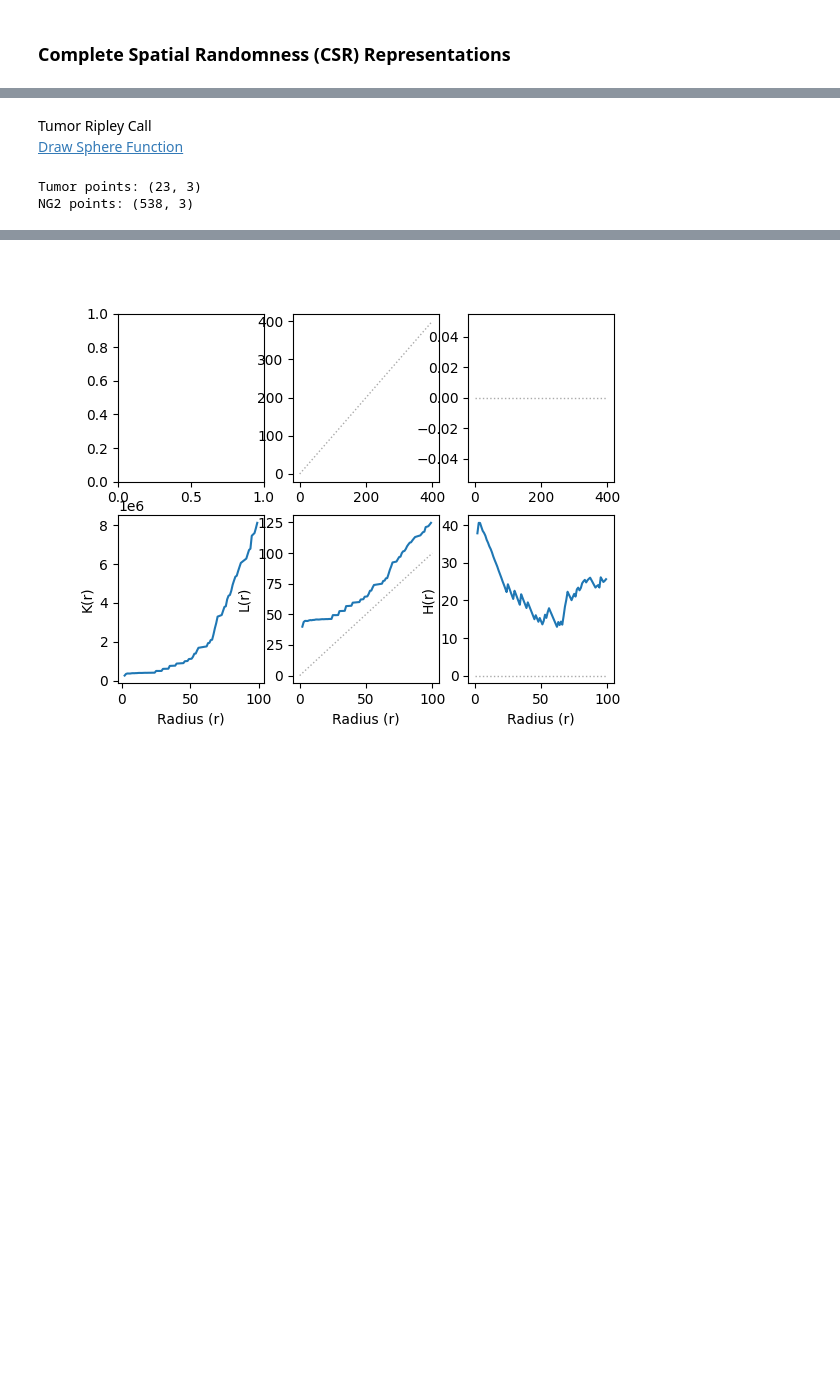
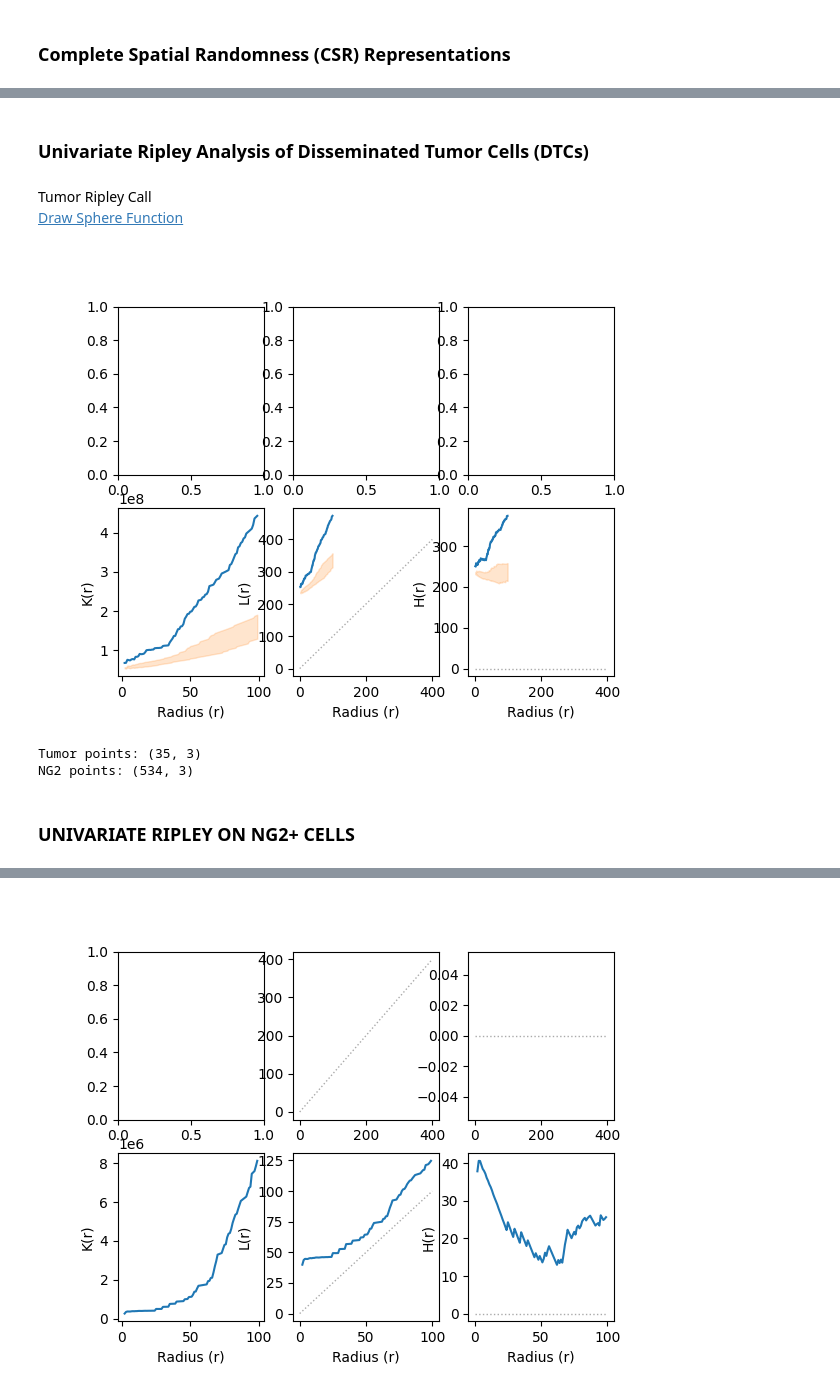
Before and after one commit to dkermany/mdspacer, a Jupyter notebook: ipynb/confocal_3D/Spatial3D.ipynb, the cells around one changed output, grey strips where cells are left out. Drawn from its saved outputs; the diff is of its cells as text; code cells hidden in the pictures; blank space fills up the shorter version.

```diff
--- a/ipynb/confocal_3D/Spatial3D.ipynb
+++ b/ipynb/confocal_3D/Spatial3D.ipynb
@@ -25,7 +25,8 @@ The line_profiler extension is already loaded. To reload it, use:
 # %%
 ### Loading Confocal Image (.OIB)
 
-path = "/home/dkermany/data/Bone_Project/weijie_selected/main_folder/FV10__oibs/FV10__20181106_172421.oib"
+# path = "/home/dkermany/data/Bone_Project/weijie_selected/main_folder/FV10__oibs/FV10__20190619_111005.oib"
+path = "/home/dkermany/data/Bone_Project/weijie_selected/main_folder/FV10__oibs/FV10__20190620_111343.oib"
 # path = "D:\\Datasets\\Bone_Mets\\FV10__oibs\\FV10__20190620_111343.oib"
 filename = os.path.splitext(os.path.basename(path))[0]
 
@@ -797,3 +822,5 @@ stats.uniform.rvs(0, 100)
+# %% [markdown]
+### Univariate Ripley Analysis of Disseminated Tumor Cells (DTCs)
 # %%
 
 # CSR_tumor_data = []
@@ -834,50 +863,56 @@ Tumor Ripley Call
 [Draw Sphere Function](#draw_sphere_in_volume)
 # %%
 # tumor_data = []
-# tumor_data_w = []
+tumor_data_w = []
 
-# # Max ripley search sphere size. Typically 1/3 or 1/2 of smallest dimension
-# # max_search_radius = min(mask.shape) // 3
+tumor_radii = np.arange(2, 100)
+
+# Max ripley search sphere size. Typically 1/3 or 1/2 of smallest dimension
+# max_search_radius = min(mask.shape) // 3
 # ripley = Ripley(tumor_points, tumor_radii, mask, boundary_correction=False)
-# ripley_w = Ripley(tumor_points, tumor_radii, mask, boundary_correction=True)
+ripley_w = CrossRipley(tumor_points, tumor_points, tumor_radii, mask, boundary_correction=True)
 
-# # Sort by radii
+# Sort by radii
 # K, L, H = map(sorted, ripley.run_ripley(2))
-# K_w, L_w, H_w = map(sorted, ripley_w.run_ripley(63))
+K_w, L_w, H_w = map(sorted, ripley_w.run_ripley(60))
 
-# # Organize into list of [Radius, K, L, H, Type, Line]
+# Organize into list of [Radius, K, L, H, Type, Line]
 # tumor_data += [(k[0], k[1], l[1], h[1], "Tumor") for k, l, h in zip(K, L, H)]
-# tumor_data_w += [(k[0], k[1], l[1], h[1], "Tumor") for k, l, h in zip(K_w, L_w, H_w)]
+tumor_data_w += [(k[0], k[1], l[1], h[1], "Tumor") for k, l, h in zip(K_w, L_w, H_w)]
 
 # tumor_rstats = pd.DataFrame(tumor_data, columns=["Radius (r)", "K(r)", "L(r)", "H(r)", "Type"])
-# tumor_rstats_w = pd.DataFrame(tumor_data_w, columns=["Radius (r)", "K(r)", "L(r)", "H(r)", "Type"])
+tumor_rstats_w = pd.DataFrame(tumor_data_w, columns=["Radius (r)", "K(r)", "L(r)", "H(r)", "Type"])
+
+tumor_rstats_w.to_csv(f"/home/dkermany/ripley_results/{filename}_univariate_DTC_rstats_w.csv")
 # %%
-# f, axes = plt.subplots(2, 3,)
+f, axes = plt.subplots(2, 3,)
 
 # ## Top Row
 # # K
 # sns.lineplot(data=tumor_rstats, x="Radius (r)", y="K(r)", ax=axes[0, 0])
 # sns.lineplot(data=CSR_tumor_rstats, x="Radius (r)", y="K(r)", ax=axes[0, 0], alpha=0, errorbar=("pi", 95))
 # # L
 # sns.lineplot(data=tumor_rstats, x="Radius (r)", y="L(r)", ax=axes[0, 1])
 # sns.lineplot(data=CSR_tumor_rstats, x="Radius (r)", y="L(r)", ax=axes[0, 1], alpha=0, errorbar=("pi", 95))
 # axes[0, 1].plot([0, 400], [0, 400], linewidth=1, linestyle="dotted", color="#aaa") # Expected line
 # # H
 # sns.lineplot(data=tumor_rstats, x="Radius (r)", y="H(r)", ax=axes[0, 2])
 # sns.lineplot(data=CSR_tumor_rstats, x="Radius (r)", y="H(r)", ax=axes[0, 2], alpha=0, errorbar=("pi", 95))
 # axes[0, 2].plot([0, 400], [0, 0], linewidth=1, linestyle="dotted", color="#aaa") # Expected line
 
 # ## Bottom Row - Boundary Corrected
 # # K
-# sns.lineplot(data=tumor_rstats_w, x="Radius (r)", y="K(r)", ax=axes[1, 0])
-# sns.lineplot(data=CSR_tumor_rstats_w, x="Radius (r)", y="K(r)", ax=axes[1, 0], alpha=0, errorbar=("pi", 95))
+sns.lineplot(data=tumor_rstats_w, x="Radius (r)", y="K(r)", ax=axes[1, 0])
+sns.lineplot(data=CSR_tumor_rstats_w, x="Radius (r)", y="K(r)", ax=axes[1, 0], alpha=0, errorbar=("pi", 95))
 # # L
-# sns.lineplot(data=tumor_rstats_w, x="Radius (r)", y="L(r)", ax=axes[1, 1])
-# sns.lineplot(data=CSR_tumor_rstats_w, x="Radius (r)", y="L(r)", ax=axes[1, 1], alpha=0, errorbar=("pi", 95))
-# axes[1, 1].plot([0, 400], [0, 400], linewidth=1, linestyle="dotted", color="#aaa") # Expected line
+sns.lineplot(data=tumor_rstats_w, x="Radius (r)", y="L(r)", ax=axes[1, 1])
+sns.lineplot(data=CSR_tumor_rstats_w, x="Radius (r)", y="L(r)", ax=axes[1, 1], alpha=0, errorbar=("pi", 95))
+axes[1, 1].plot([0, 400], [0, 400], linewidth=1, linestyle="dotted", color="#aaa") # Expected line
 # # H
-# sns.lineplot(data=tumor_rstats_w, x="Radius (r)", y="H(r)", ax=axes[1, 2])
-# sns.lineplot(data=CSR_tumor_rstats_w, x="Radius (r)", y="H(r)", ax=axes[1, 2], alpha=0, errorbar=("pi", 95))
-# axes[1, 2].plot([0, 400], [0, 0], linewidth=1, linestyle="dotted", color="#aaa") # Expected line
+sns.lineplot(data=tumor_rstats_w, x="Radius (r)", y="H(r)", ax=axes[1, 2])
+sns.lineplot(data=CSR_tumor_rstats_w, x="Radius (r)", y="H(r)", ax=axes[1, 2], alpha=0, errorbar=("pi", 95))
+axes[1, 2].plot([0, 400], [0, 0], linewidth=1, linestyle="dotted", color="#aaa") # Expected line
 
-# plt.show()
+plt.show()
+# %% [output]
+[figure, added]
@@ -913,5 +924,7 @@ cross_tumor_radii = np.arange(2, 100)
 print(f"Tumor points: {tumor_points.shape}")
 print(f"NG2 points: {ng2_points.shape}")
 # %% [output]
-Tumor points: (23, 3)
-NG2 points: (538, 3)
+Tumor points: (35, 3)
+NG2 points: (534, 3)
+# %% [markdown]
+### UNIVARIATE RIPLEY ON NG2+ CELLS
```
Also changed, not shown: parts of 19 cells of this notebook, 1 other file.
